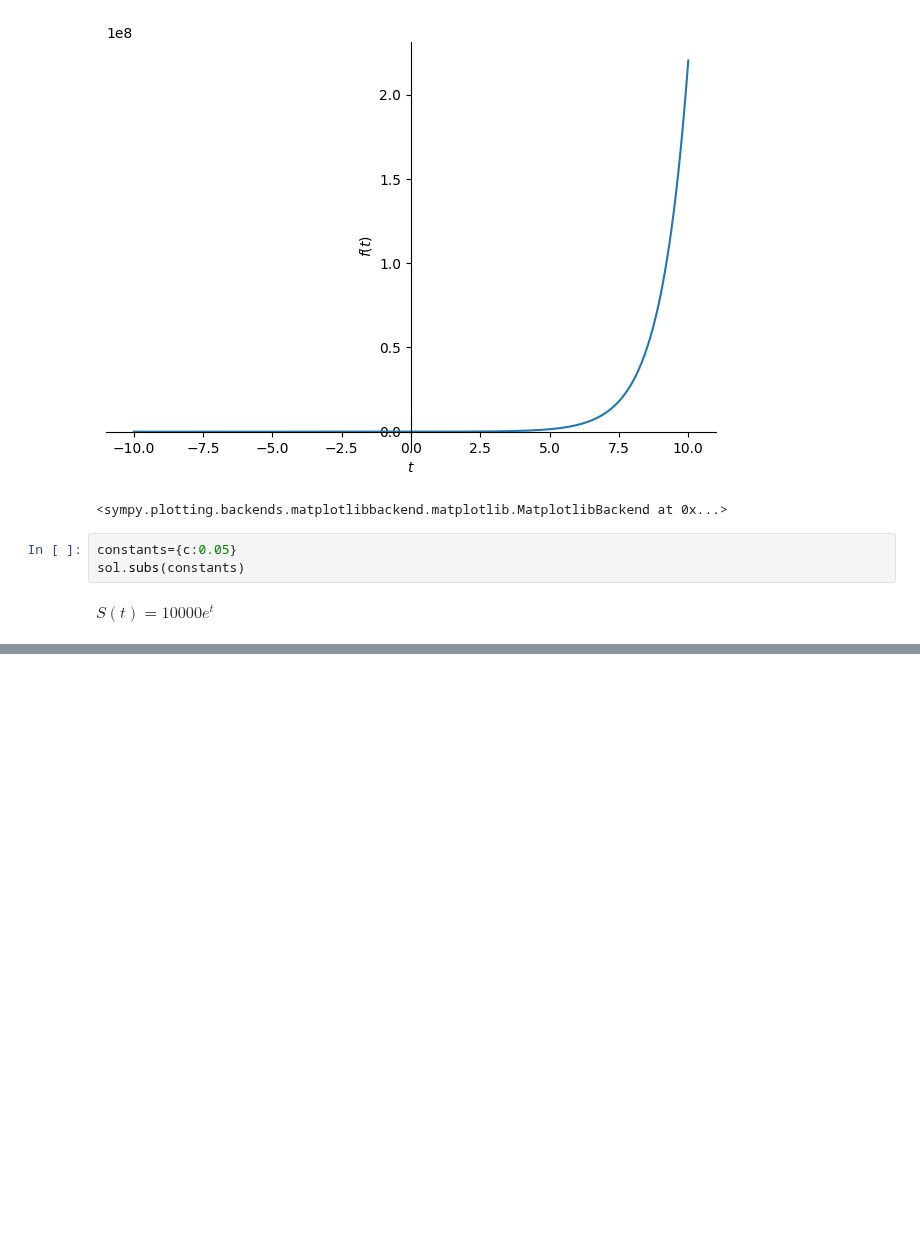
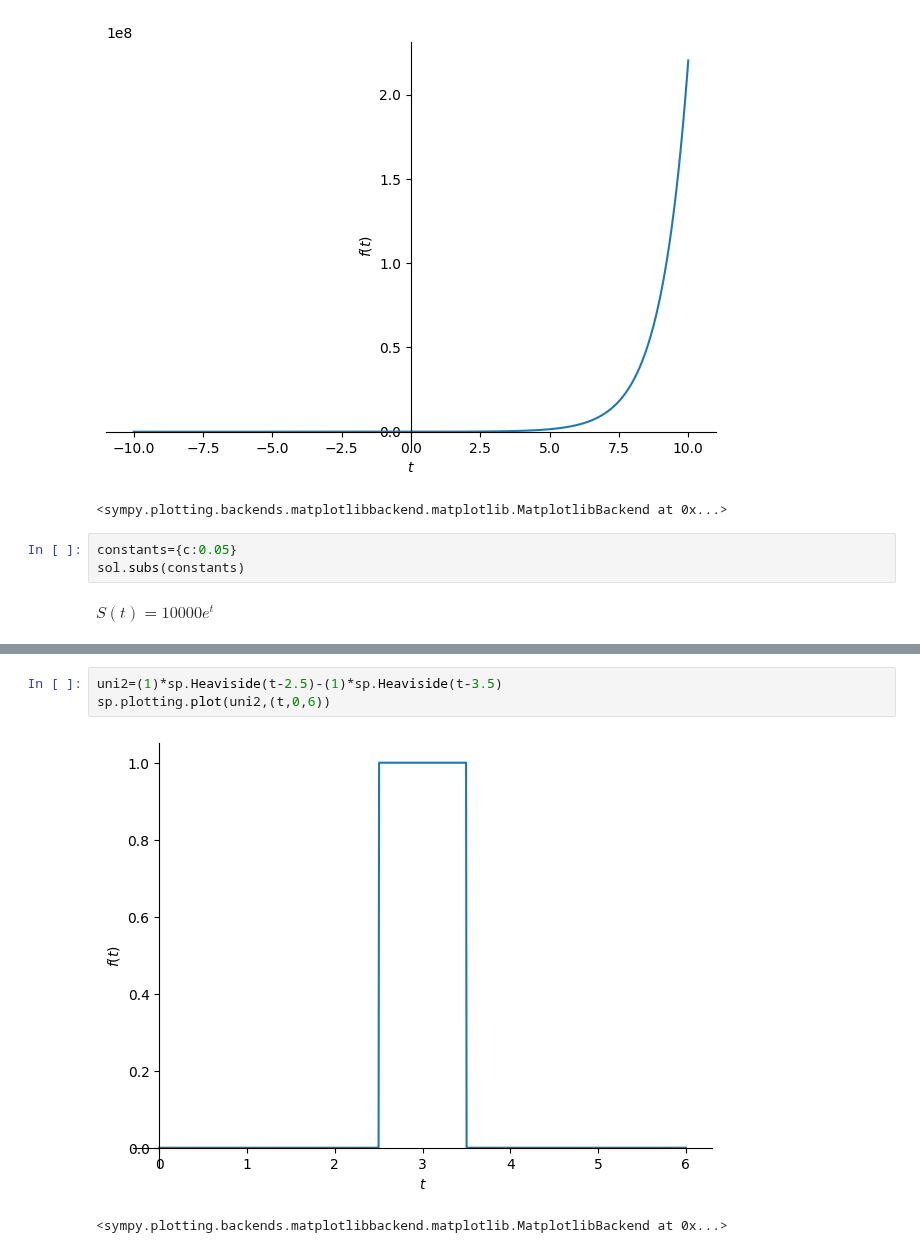
Before and after one commit to Gustavo-Ros/Simulaci-n-2, a Jupyter notebook: Sympy.ipynb, the cells around one changed output, grey strips where cells are left out. Cells and saved outputs as stored; diff of their text form; blank space fills up the shorter version.

```diff
--- a/Sympy.ipynb
+++ b/Sympy.ipynb
@@ -67,0 +98,6 @@ $\displaystyle S{\left(t \right)} = 10000 e^{t}$
+# %%
+uni2=(1)*sp.Heaviside(t-2.5)-(1)*sp.Heaviside(t-3.5)
+sp.plotting.plot(uni2,(t,0,6))
+# %% [output]
+[figure, added]
+<sympy.plotting.backends.matplotlibbackend.matplotlib.MatplotlibBackend at 0x...>
```
Also changed, not shown: parts of 9 cells of this notebook.
